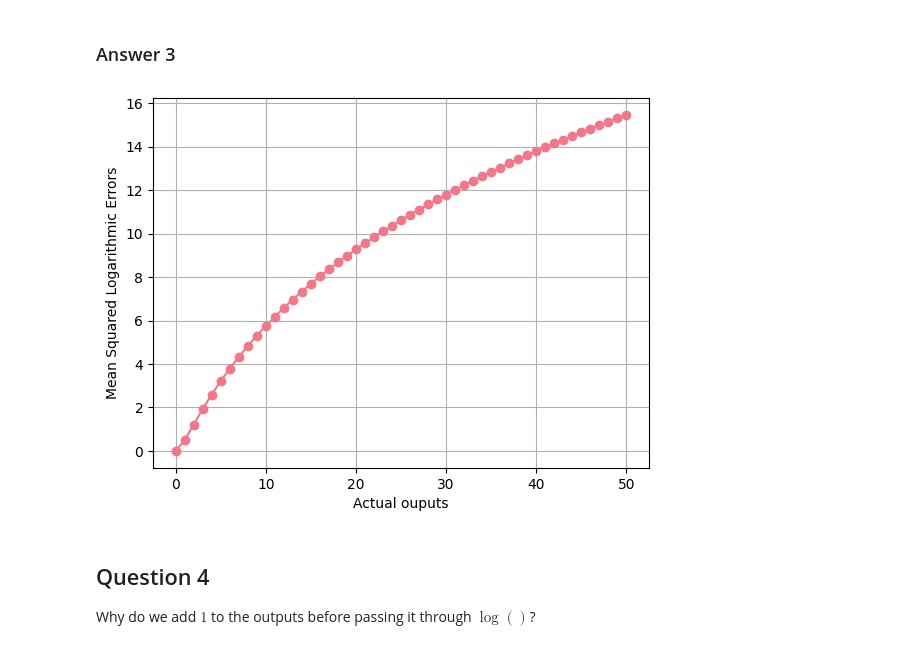
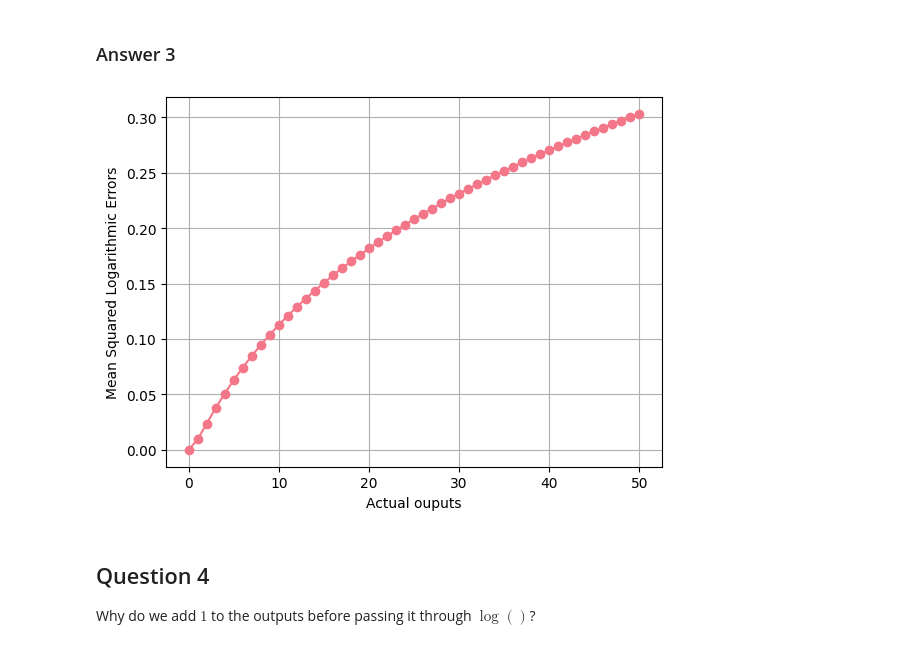
Before and after one commit to Ftalxx/MIT-futuremakers-2024, a Jupyter notebook: Module_07_Regression_Loss_Functions/Regression_Loss_Functions.ipynb, the cells around one changed output. Saved outputs shown, nothing was run; the diff lists cells and outputs as text; code cells hidden in the pictures.

```diff
--- a/Module_07_Regression_Loss_Functions/Regression_Loss_Functions.ipynb
+++ b/Module_07_Regression_Loss_Functions/Regression_Loss_Functions.ipynb
@@ -225,21 +225,21 @@ Now that you know how MSLE works, you need to plot the behavior of **squared log
 # %%
 actual_outputs = np.arange(0, 51)
 n = len(actual_outputs)
 estimated_outputs = np.zeros(n)
 
 actual_outputs_log = actual_outputs + 1
 estimated_outputs_log = estimated_outputs + 1
-msle = np.square(np.log(actual_outputs_log) - np.log(estimated_outputs_log))
+msle = np.square(np.log(actual_outputs_log) - np.log(estimated_outputs_log))/n
 
 # msle = np.square(np.log(actual_outputs)) simpler
 
 plt.plot(actual_outputs, msle, c='#F47789', marker='o')
 plt.grid()
 plt.xlabel('Actual ouputs')
 plt.ylabel('Mean Squared Logarithmic Errors')
 plt.show()
 # %% [output]
-[figure, old version]
+[figure, new version]
 # %% [markdown]
 ## Question 4
 
```
Also changed, not shown: parts of 3 cells of this notebook.
